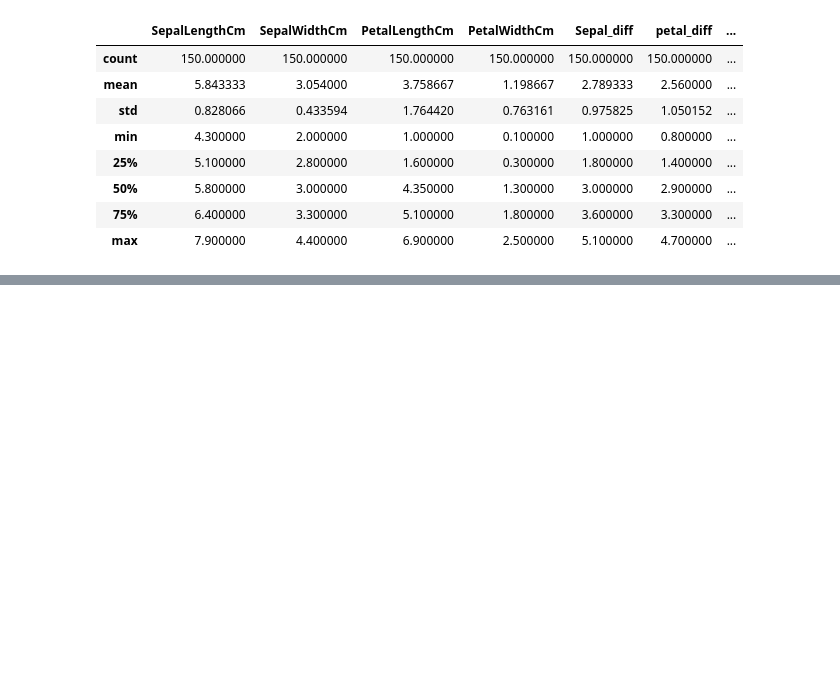
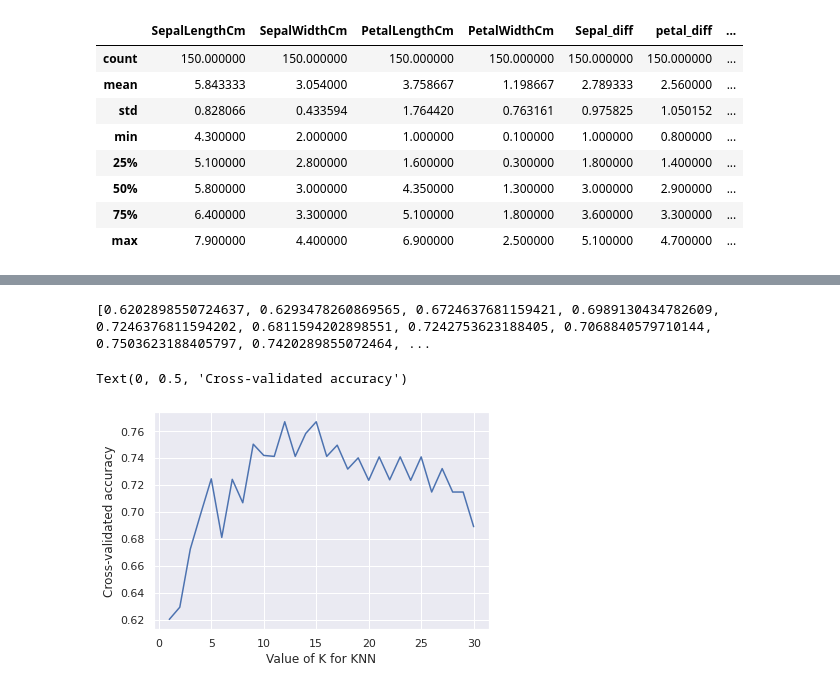
Before and after one commit to alvina-maharani/datamining, a Jupyter notebook: _sources/notebook.ipynb, the cells around one changed output, grey strips where cells are left out. Saved outputs shown, nothing was run; the diff lists cells and outputs as text; code cells hidden in the pictures; blank space fills up the shorter version.

```diff
--- a/_sources/notebook.ipynb
+++ b/_sources/notebook.ipynb
@@ -1099,0 +1150,3 @@ iris_data.describe()
+# %%
+data['Y']=LabelEncoder().fit_transform(data['Classification'])
+data.head()
@@ -1099,0 +1160,6 @@ iris_data.describe()
+# %%
+y = data['Y']
+X = data.drop(['Age','Leptin','Adiponectin','MCP.1','Classification','Y'], axis=1)
+# %%
+from sklearn.model_selection import train_test_split
+X_train,X_test,y_train,y_test = train_test_split(X,y,test_size=0.2,random_state=100)
@@ -1099,0 +1184,34 @@ iris_data.describe()
+# %%
+# mencari nilai K yang optimal untuk KNN
+
+#range K yang akan dicoba
+k_range = range(1, 31)
+# list kosong untuk menyimpan score
+k_scores = []
+
+#perulangan terhadap nilai k
+for k in k_range:
+    # 2. run KNeighborsClassifier dengan k neighbours
+    knn = KNeighborsClassifier(n_neighbors=k)
+    # 3. dapatkan cross_val_score untuk KNeighborsClassifier dengan k neighbours
+    scores = cross_val_score(knn, X, y, scoring='accuracy')
+    # 4. tambahkan rata-rata untuk k neighbors ke k_scores list
+    k_scores.append(scores.mean())
+
+
+print(k_scores)
+# %% [output]
+[0.6202898550724637, 0.6293478260869565, 0.6724637681159421, 0.6989130434782609, 0.7246376811594202, 0.6811594202898551, 0.7242753623188405, 0.7068840579710144, 0.7503623188405797, 0.7420289855072464, ...
+# %%
+# import library matplotlib
+import matplotlib.pyplot as plt
+%matplotlib inline
+
+# plot nilai K untuk KNN (sumbu x) dengan akurasi validasi silang (sumbu y)
+# plt.plot(sumbu x, sumbu y)
+plt.plot(k_range, k_scores)
+plt.xlabel('Value of K for KNN')
+plt.ylabel('Cross-validated accuracy')
+# %% [output]
+Text(0, 0.5, 'Cross-validated accuracy')
+[figure, added]
```
Also changed, not shown: parts of 31 cells of this notebook, 7 other files.
